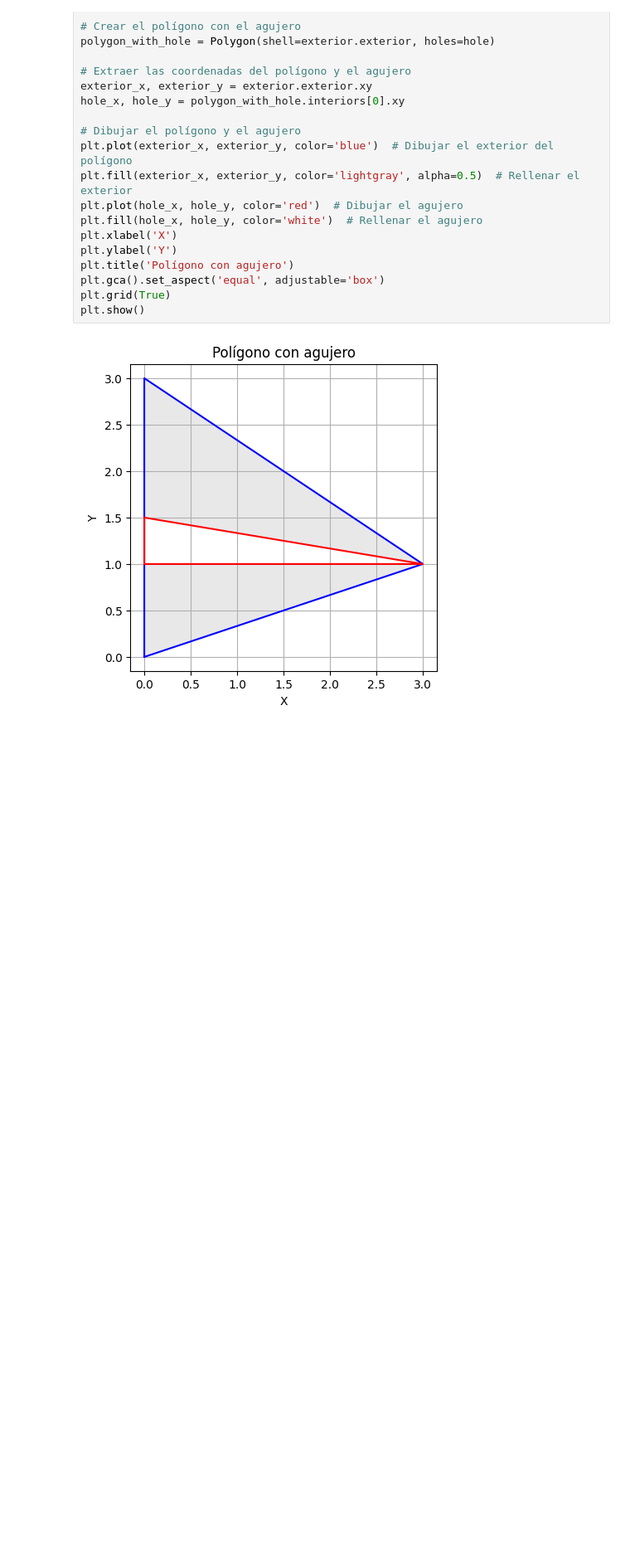
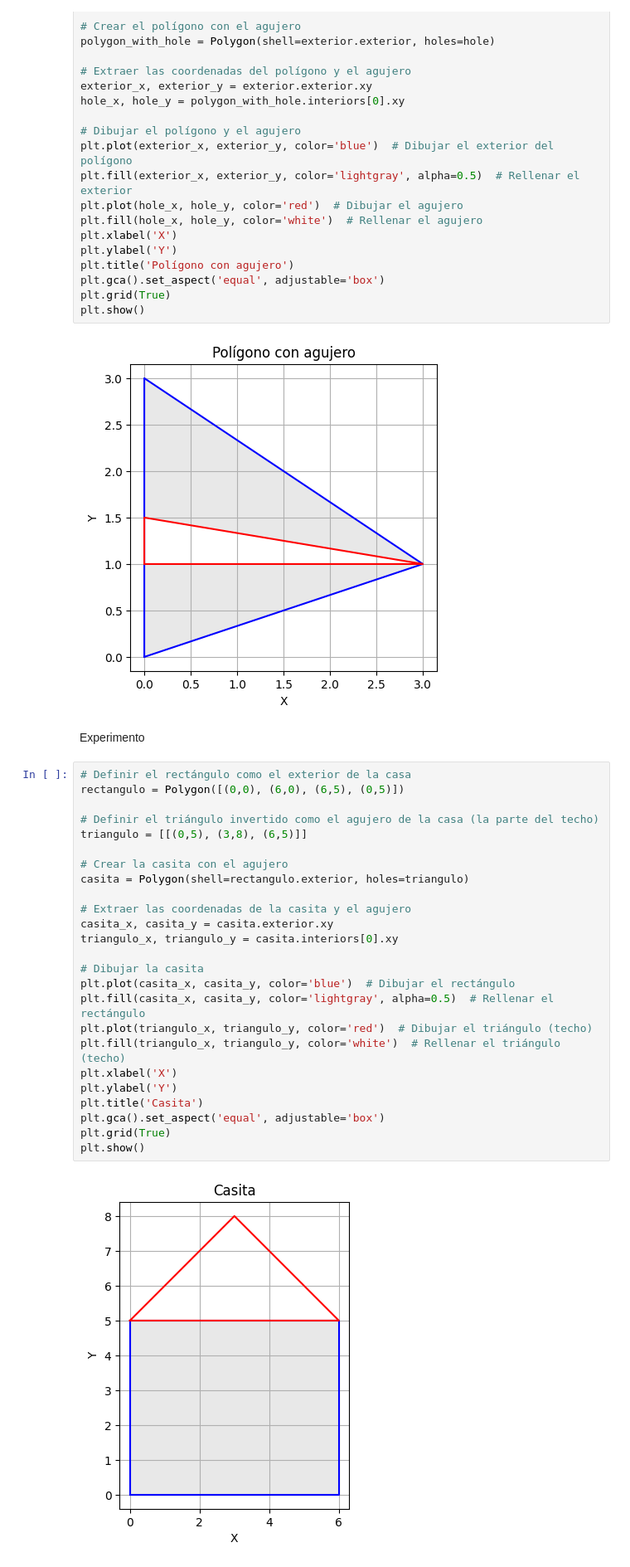
Before and after one commit to Jhon-Fredy-Hernandez-Martinez/TalentoTECH, a Jupyter notebook: SHAPELY.ipynb, the cells around one changed output. Shown at 83% size. Cells and saved outputs as stored; diff of their text form; blank space fills up the shorter version.

```diff
--- a/SHAPELY.ipynb
+++ b/SHAPELY.ipynb
@@ -113,3 +113,32 @@ plt.grid(True)
 plt.show()
 # %% [output]
 [figure]
+# %% [markdown]
+Experimento
+# %%
+# Definir el rectángulo como el exterior de la casa
+rectangulo = Polygon([(0,0), (6,0), (6,5), (0,5)])
+
+# Definir el triángulo invertido como el agujero de la casa (la parte del techo)
+triangulo = [[(0,5), (3,8), (6,5)]]
+
+# Crear la casita con el agujero
+casita = Polygon(shell=rectangulo.exterior, holes=triangulo)
+
+# Extraer las coordenadas de la casita y el agujero
+casita_x, casita_y = casita.exterior.xy
+triangulo_x, triangulo_y = casita.interiors[0].xy
+
+# Dibujar la casita
+plt.plot(casita_x, casita_y, color='blue')  # Dibujar el rectángulo
+plt.fill(casita_x, casita_y, color='lightgray', alpha=0.5)  # Rellenar el rectángulo
+plt.plot(triangulo_x, triangulo_y, color='red')  # Dibujar el triángulo (techo)
+plt.fill(triangulo_x, triangulo_y, color='white')  # Rellenar el triángulo (techo)
+plt.xlabel('X')
+plt.ylabel('Y')
+plt.title('Casita')
+plt.gca().set_aspect('equal', adjustable='box')
+plt.grid(True)
+plt.show()
+# %% [output]
+[figure, added]
```
Also changed, not shown: parts of 1 cell of this notebook.
